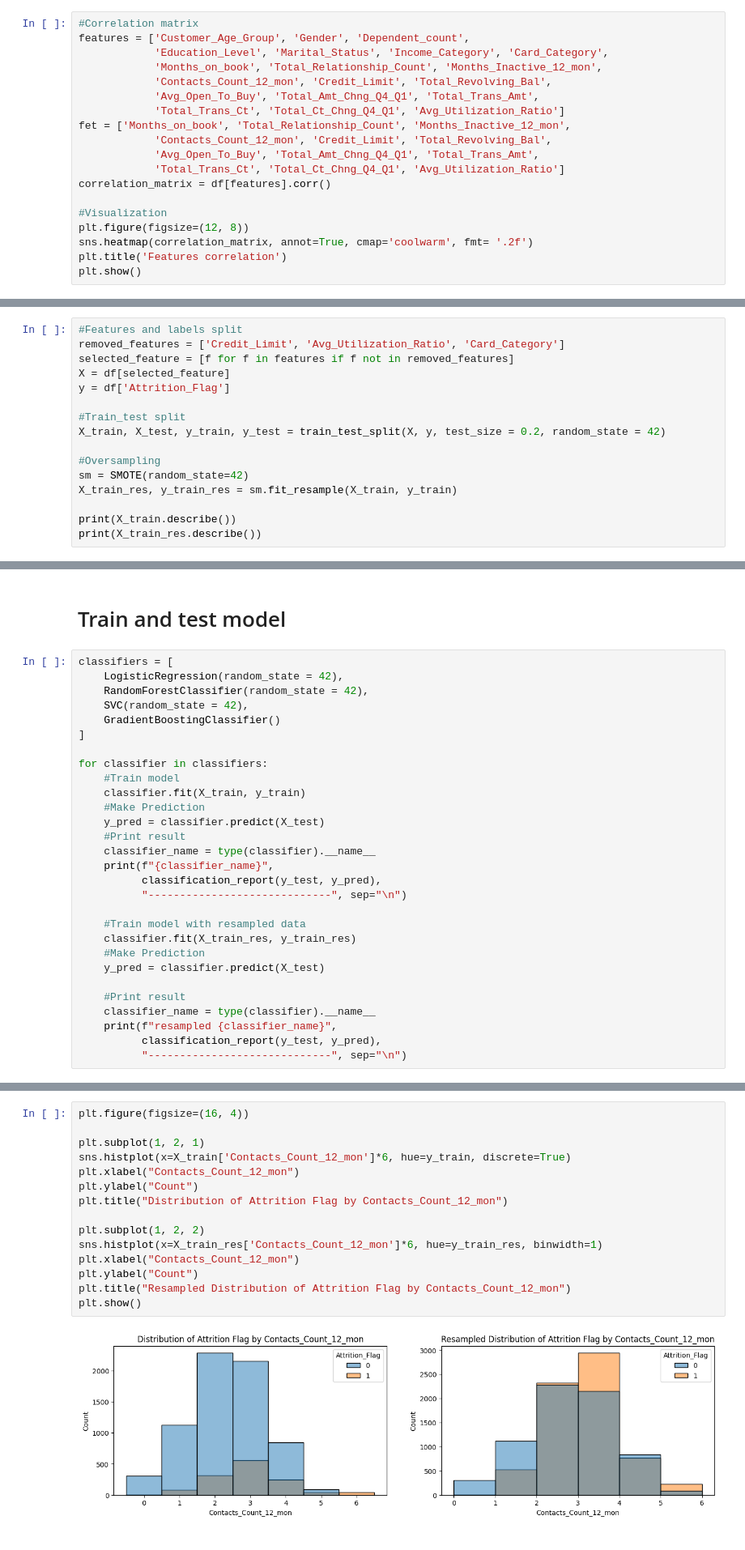
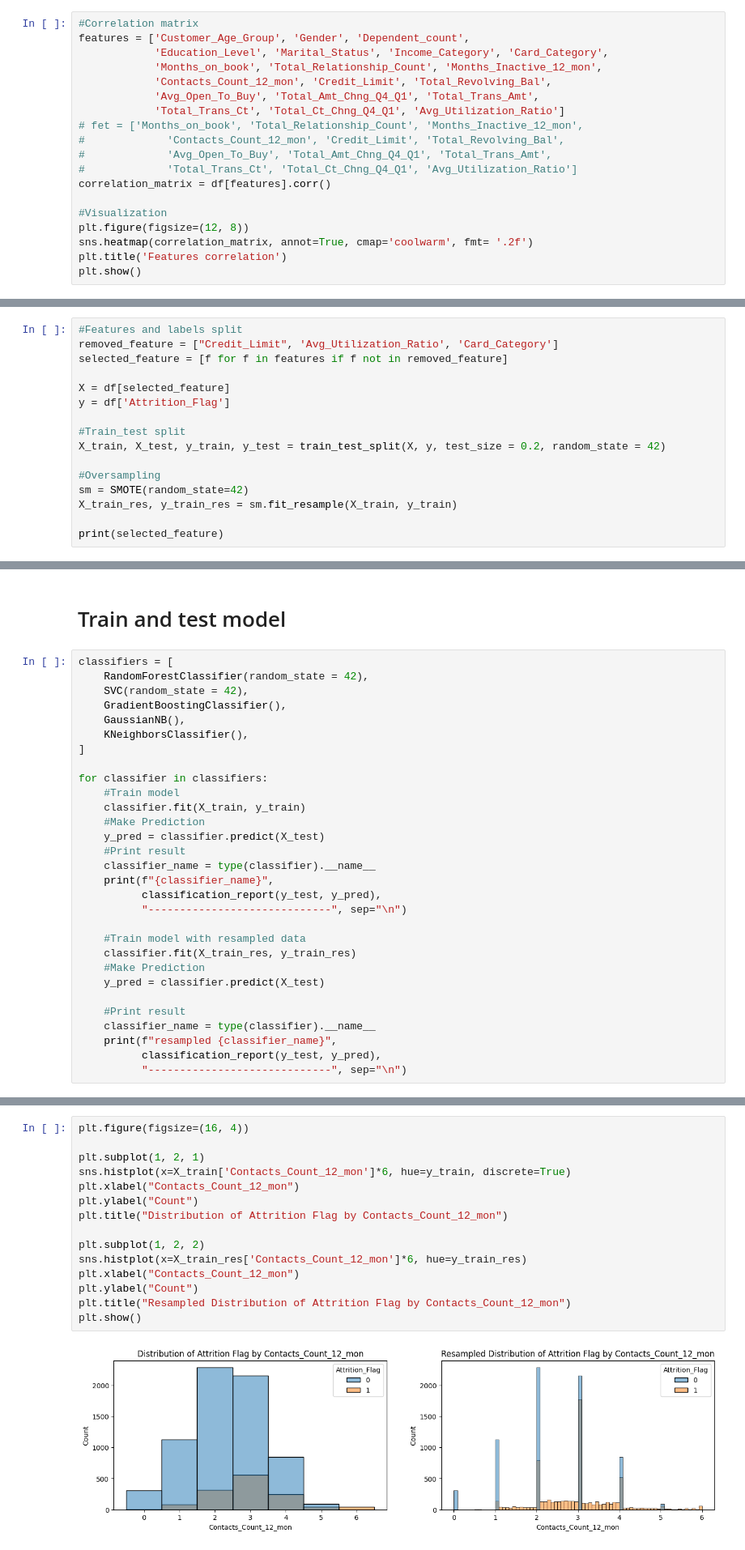
Before and after one commit to CaoThanhNg03/Customer-Churn-Predict, a Jupyter notebook: demo.ipynb, the cells around one changed output, grey strips where cells are left out. Shown at 81% size. Drawn from its saved outputs; the diff is of its cells as text.

```diff
--- a/demo.ipynb
+++ b/demo.ipynb
@@ -103,10 +105,10 @@ features = ['Customer_Age_Group', 'Gender', 'Dependent_count',
             'Contacts_Count_12_mon', 'Credit_Limit', 'Total_Revolving_Bal',
             'Avg_Open_To_Buy', 'Total_Amt_Chng_Q4_Q1', 'Total_Trans_Amt',
             'Total_Trans_Ct', 'Total_Ct_Chng_Q4_Q1', 'Avg_Utilization_Ratio']
-fet = ['Months_on_book', 'Total_Relationship_Count', 'Months_Inactive_12_mon',
-            'Contacts_Count_12_mon', 'Credit_Limit', 'Total_Revolving_Bal',
-            'Avg_Open_To_Buy', 'Total_Amt_Chng_Q4_Q1', 'Total_Trans_Amt',
-            'Total_Trans_Ct', 'Total_Ct_Chng_Q4_Q1', 'Avg_Utilization_Ratio']
+# fet = ['Months_on_book', 'Total_Relationship_Count', 'Months_Inactive_12_mon',
+#             'Contacts_Count_12_mon', 'Credit_Limit', 'Total_Revolving_Bal',
+#             'Avg_Open_To_Buy', 'Total_Amt_Chng_Q4_Q1', 'Total_Trans_Amt',
+#             'Total_Trans_Ct', 'Total_Ct_Chng_Q4_Q1', 'Avg_Utilization_Ratio']
 correlation_matrix = df[features].corr()
 
 #Visualization
@@ -142,8 +144,9 @@ plt.show()
 [figure]
 # %%
 #Features and labels split
-removed_features = ['Credit_Limit', 'Avg_Utilization_Ratio', 'Card_Category']
-selected_feature = [f for f in features if f not in removed_features]
+removed_feature = ["Credit_Limit", 'Avg_Utilization_Ratio', 'Card_Category']
+selected_feature = [f for f in features if f not in removed_feature]
+
 X = df[selected_feature]
 y = df['Attrition_Flag']
 
@@ -154,6 +157,5 @@ X_train, X_test, y_train, y_test = train_test_split(X, y, test_size = 0.2, rando
 sm = SMOTE(random_state=42)
 X_train_res, y_train_res = sm.fit_resample(X_train, y_train)
 
-print(X_train.describe())
-print(X_train_res.describe())
+print(selected_feature)
 # %% [output]
@@ -211,10 +197,11 @@ plt.show()
 # Train and test model
 # %%
 classifiers = [
-    LogisticRegression(random_state = 42),
     RandomForestClassifier(random_state = 42),
     SVC(random_state = 42),
-    GradientBoostingClassifier()
+    GradientBoostingClassifier(),
+    GaussianNB(),
+    KNeighborsClassifier(),
 ]
 
 for classifier in classifiers:
@@ -390,20 +348,20 @@ Name: Contacts_Count_12_mon, Length: 8101, dtype: float64
 # %%
 plt.figure(figsize=(16, 4))
 
 plt.subplot(1, 2, 1)
 sns.histplot(x=X_train['Contacts_Count_12_mon']*6, hue=y_train, discrete=True)
 plt.xlabel("Contacts_Count_12_mon")
 plt.ylabel("Count")
 plt.title("Distribution of Attrition Flag by Contacts_Count_12_mon")
 
 plt.subplot(1, 2, 2)
-sns.histplot(x=X_train_res['Contacts_Count_12_mon']*6, hue=y_train_res, binwidth=1)
+sns.histplot(x=X_train_res['Contacts_Count_12_mon']*6, hue=y_train_res)
 plt.xlabel("Contacts_Count_12_mon")
 plt.ylabel("Count")
 plt.title("Resampled Distribution of Attrition Flag by Contacts_Count_12_mon")
 plt.show()
 # %% [output]
-[figure, old version]
+[figure, new version]
 # %%
 xg = GradientBoostingClassifier()
 xg.fit(X_train_res, y_train_res)
```
Also changed, not shown: parts of 11 cells of this notebook.
